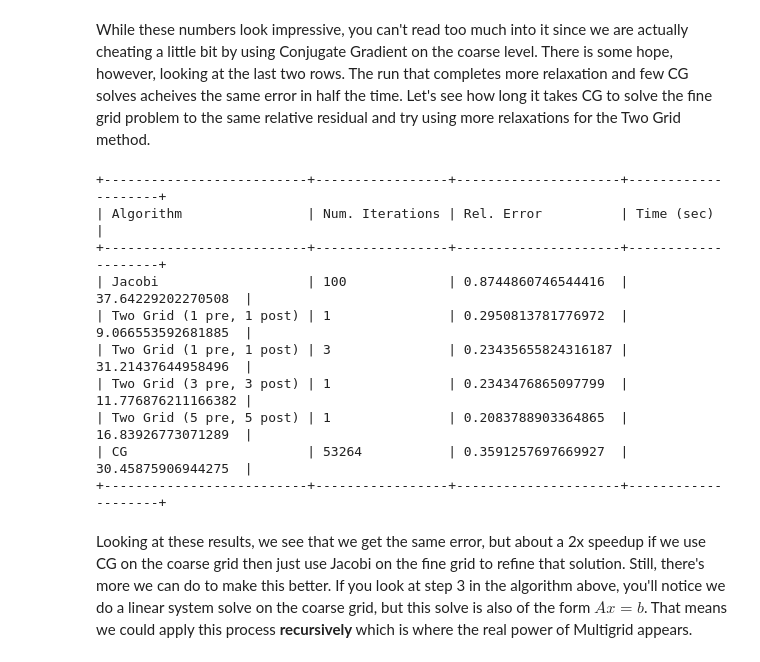
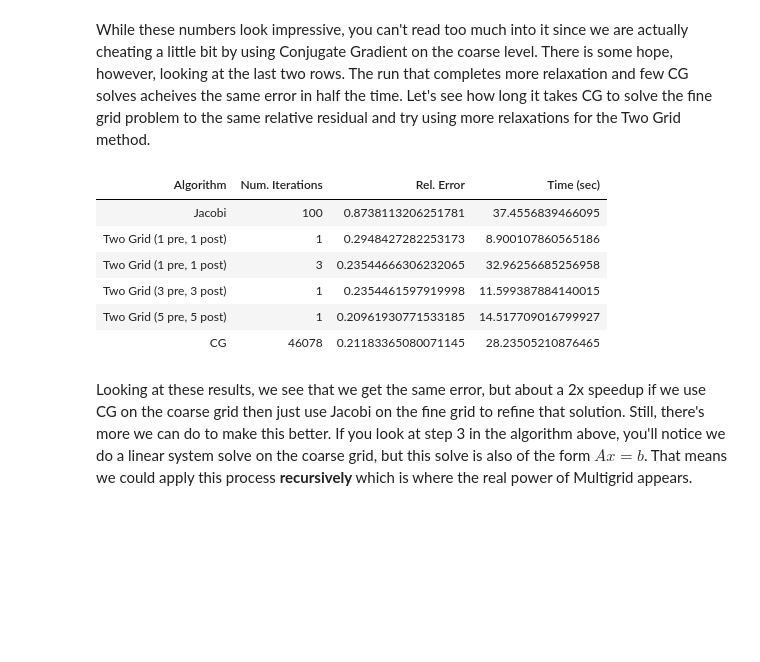
Before and after one commit to nsmoore57/M5344-IterativeMethods, a Jupyter notebook: MultigridPresentation/Multigrid Presentation.ipynb, the cells around one changed output. Saved outputs shown, nothing was run; the diff lists cells and outputs as text; code cells hidden in the pictures; blank space fills up the shorter version.

```diff
--- a/MultigridPresentation/Multigrid Presentation.ipynb
+++ b/MultigridPresentation/Multigrid Presentation.ipynb
@@ -415,30 +505,28 @@ While these numbers look impressive, you can't read too much into it since we ar
 # %%
 # Run TwoGrid - 5 pre and 5 post relax, 1 iteration
 startT = time.time()
 x_TG = TwoGridScheme(A_fine, b, 5, 5, 1)
 endT = time.time()
 relError = norm(x_TG - xTrue)/norm(xTrue)
 results.add_row(["Two Grid (5 pre, 5 post)", 1, relError, endT-startT])
 
 # Run CG to the similar relative error
 startT = time.time()
 (conv, iters_CG, x_CG, _, _) = PCG(A_fine, b, maxiter=100000, tau=1.8e-9)
 endT = time.time()
 relError = norm(x_CG - xTrue)
 results.add_row(["CG", iters_CG, relError, endT-startT])
 
-print(results)
+
+display(HTML(results.get_html_string()))
 # %% [output]
-+--------------------------+-----------------+---------------------+--------------------+
-| Algorithm                | Num. Iterations | Rel. Error          | Time (sec)         |
-+--------------------------+-----------------+---------------------+--------------------+
-| Jacobi                   | 100             | 0.8744860746544416  | 37.64229202270508  |
-| Two Grid (1 pre, 1 post) | 1               | 0.2950813781776972  | 9.066553592681885  |
-| Two Grid (1 pre, 1 post) | 3               | 0.23435655824316187 | 31.21437644958496  |
-| Two Grid (3 pre, 3 post) | 1               | 0.2343476865097799  | 11.776876211166382 |
-| Two Grid (5 pre, 5 post) | 1               | 0.2083788903364865  | 16.83926773071289  |
-| CG                       | 53264           | 0.3591257697669927  | 30.45875906944275  |
-+--------------------------+-----------------+---------------------+--------------------+
+| Algorithm | Num. Iterations | Rel. Error | Time (sec) |
+| Jacobi | 100 | 0.8738113206251781 | 37.4556839466095 |
+| Two Grid (1 pre, 1 post) | 1 | 0.2948427282253173 | 8.900107860565186 |
+| Two Grid (1 pre, 1 post) | 3 | 0.23544666306232065 | 32.96256685256958 |
+| Two Grid (3 pre, 3 post) | 1 | 0.2354461597919998 | 11.599387884140015 |
+| Two Grid (5 pre, 5 post) | 1 | 0.20961930771533185 | 14.517709016799927 |
+| CG | 46078 | 0.21183365080071145 | 28.23505210876465 |
 # %% [markdown]
 Looking at these results, we see that we get the same error, but about a 2x speedup if we use CG on the coarse grid then just use Jacobi on the fine grid to refine that solution.  Still, there's more we can do to make this better.  If you look at step 3 in the algorithm above, you'll notice we do a linear system solve on the coarse grid, but this solve is also of the form $Ax = b$. That means we could apply this process __recursively__ which is where the real power of Multigrid appears.
 # %% [markdown]
```
Also changed, not shown: parts of 40 cells of this notebook, 13 other files.
